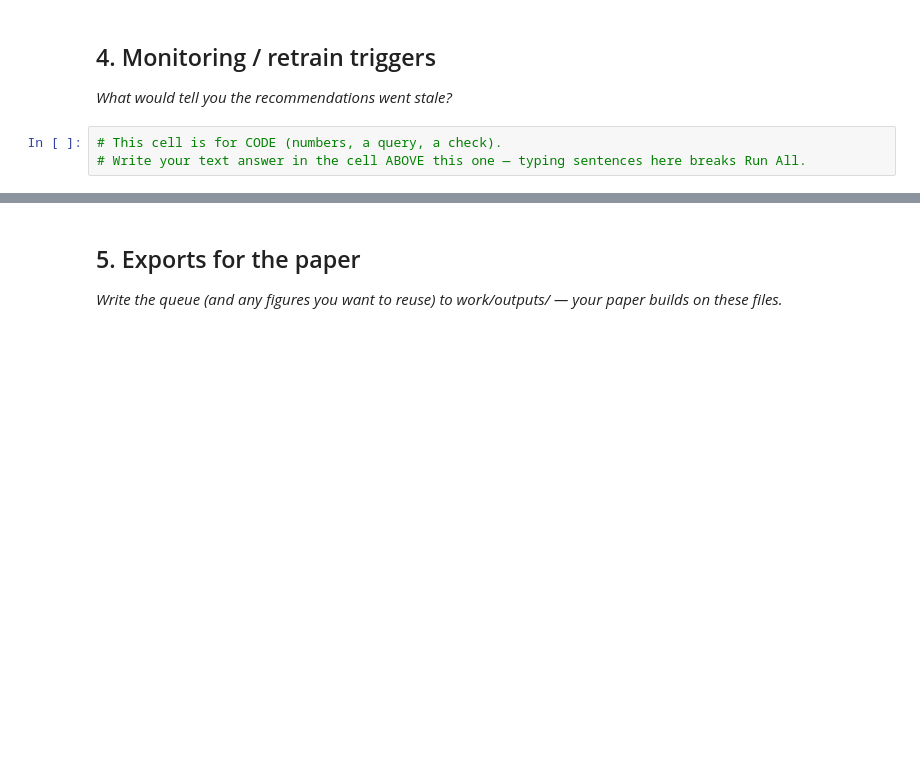
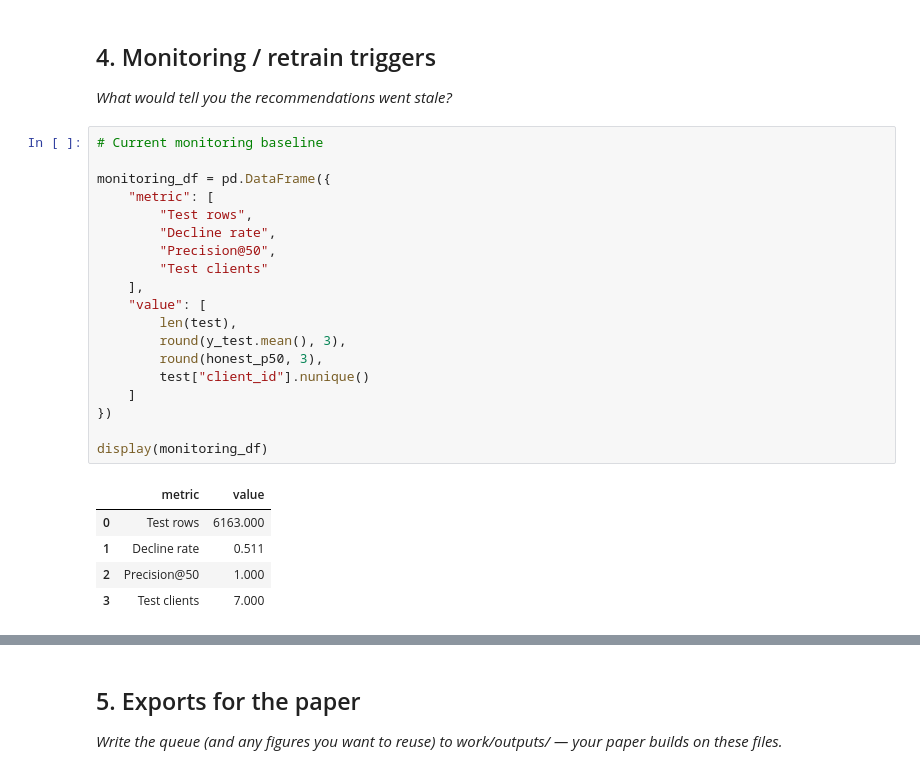
Before and after one commit to Duchalsoham12/flyrank-ml-internship, a Jupyter notebook: work/notebooks/w07_action_playbook.ipynb, the cells around one changed output, grey strips where cells are left out. Cells and saved outputs as stored; diff of their text form; blank space fills up the shorter version.

```diff
--- a/work/notebooks/w07_action_playbook.ipynb
+++ b/work/notebooks/w07_action_playbook.ipynb
@@ -31,6 +323,28 @@ This skeleton is yours to fill. Work the sections **in order** — each one has
 ## 4. Monitoring / retrain triggers
 
 *What would tell you the recommendations went stale?*
-# %%
-# This cell is for CODE (numbers, a query, a check).
-# Write your text answer in the cell ABOVE this one — typing sentences here breaks Run All.
+# %%
+# Current monitoring baseline
+
+monitoring_df = pd.DataFrame({
+    "metric": [
+        "Test rows",
+        "Decline rate",
+        "Precision@50",
+        "Test clients"
+    ],
+    "value": [
+        len(test),
+        round(y_test.mean(), 3),
+        round(honest_p50, 3),
+        test["client_id"].nunique()
+    ]
+})
+
+display(monitoring_df)
+# %% [output]
+|  | metric | value |
+| 0 | Test rows | 6163.000 |
+| 1 | Decline rate | 0.511 |
+| 2 | Precision@50 | 1.000 |
+| 3 | Test clients | 7.000 |
```
Also changed, not shown: parts of 15 cells of this notebook.
